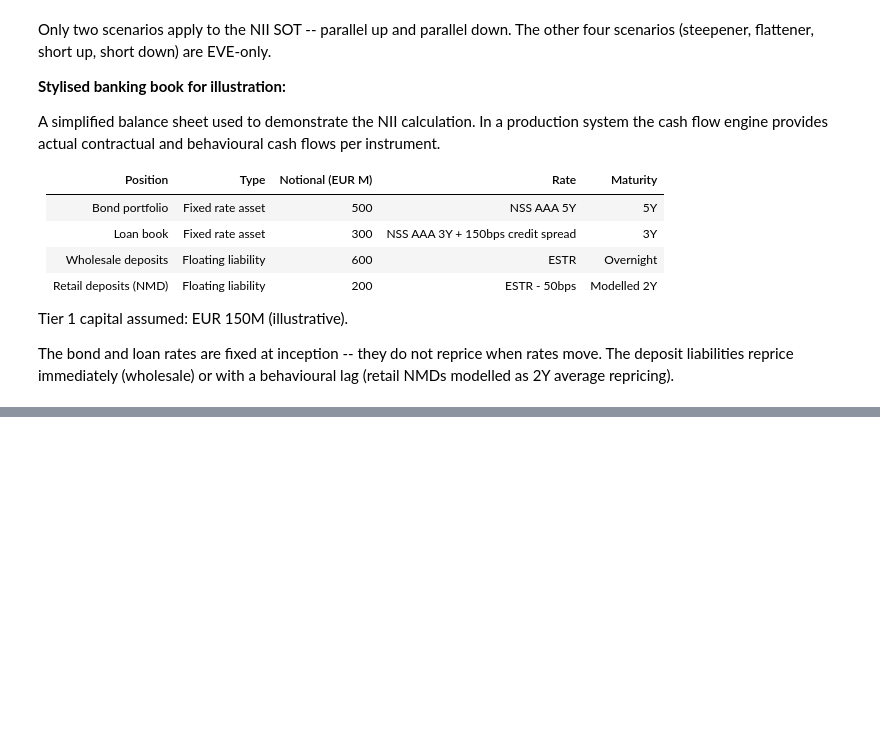
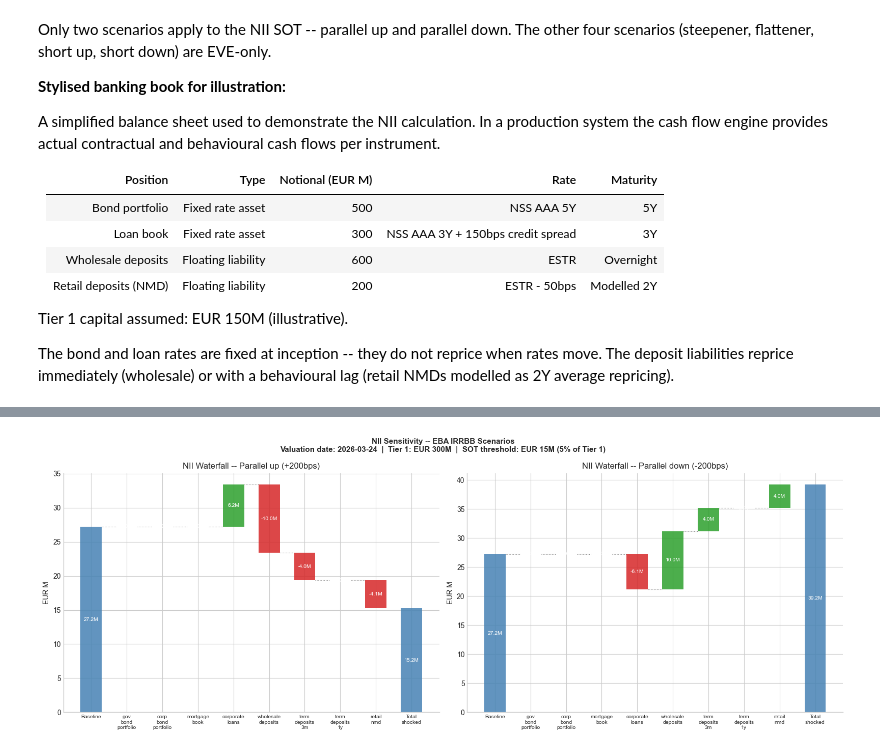
Before and after one commit to mrspatbile/quant-risk-engine, a Jupyter notebook: notebooks/01_yield_curves/03_irrbb_eve.ipynb, the cells around one changed output, grey strips where cells are left out. Cells and saved outputs as stored; diff of their text form; code cells hidden in the pictures; blank space fills up the shorter version.

Commit message:
complete IRRBB notebook: EVE SOT, NII SOT, repricing gap, SOT summary dashboard

```diff
--- a/notebooks/01_yield_curves/03_irrbb_eve.ipynb
+++ b/notebooks/01_yield_curves/03_irrbb_eve.ipynb
@@ -767,0 +1041,87 @@ print(f"{'SOT breach (>5%)':30} {'--':>12} {'YES' if sot_up > 5 else 'NO':>13} {
+# %%
+fig, axes = plt.subplots(1, 2, figsize=(16, 6))
+
+def waterfall(ax, breakdown_base, breakdown_shocked, title, shock_label):
+    """
+    Waterfall chart showing NII baseline and delta contribution per position.
+    """
+    positions  = list(breakdown_base.keys())
+    labels     = ["Baseline"] + [p.replace("_", "\n") for p in positions] + ["Total\nshocked"]
+
+    # compute deltas
+    deltas = {p: breakdown_shocked[p] - breakdown_base[p] for p in positions}
+    total_base    = sum(breakdown_base.values())
+    total_shocked = sum(breakdown_shocked.values())
+
+    # running total for waterfall
+    values  = [total_base] + [deltas[p] for p in positions] + [total_shocked]
+    bottoms = []
+    running = total_base
+
+    # baseline bar starts at 0
+    bottoms.append(0)
+
+    # delta bars start at running total
+    for p in positions:
+        d = deltas[p]
+        if d >= 0:
+            bottoms.append(running)
+        else:
+            bottoms.append(running + d)
+        running += d
+
+    # final bar starts at 0
+    bottoms.append(0)
+
+    # colors
+    colors = []
+    colors.append("steelblue")  # baseline
+    for p in positions:
+        colors.append("#2ca02c" if deltas[p] >= 0 else "#d62728")
+    colors.append("steelblue" if total_shocked >= 0 else "#d62728")  # total
+
+    bars = ax.bar(range(len(labels)), [abs(v) for v in values],
+                  bottom=bottoms, color=colors, alpha=0.85, width=0.6)
+
+    # value labels
+    for i, (val, bot) in enumerate(zip(values, bottoms)):
+        y = bot + abs(val)/2
+        ax.text(i, y, f"{val:.1f}M",
+                ha="center", va="center", fontsize=7.5,
+                color="white", fontweight="500")
+
+    # connector lines between bars
+    running = total_base
+    for i, p in enumerate(positions):
+        d = deltas[p]
+        x_left  = i + 0.3
+        x_right = i + 0.7
+        y_level = running if d >= 0 else running + d
+        ax.plot([x_left, x_right], [running, running],
+                color="grey", linewidth=0.8, linestyle=":")
+        running += d
+
+    ax.axhline(0, color="black", linewidth=0.5, linestyle=":")
+    ax.set_xticks(range(len(labels)))
+    ax.set_xticklabels(labels, fontsize=7.5)
+    ax.set_ylabel("EUR M")
+    ax.set_title(f"NII Waterfall -- {shock_label}", fontweight="500")
+    ax.spines["top"].set_visible(False)
+    ax.spines["right"].set_visible(False)
+
+waterfall(axes[0], breakdown_base, breakdown_up,
+          "Parallel Up", f"Parallel up (+{EBA_SHOCKS['EUR']['parallel']}bps)")
+waterfall(axes[1], breakdown_base, breakdown_down,
+          "Parallel Down", f"Parallel down (-{EBA_SHOCKS['EUR']['parallel']}bps)")
+
+fig.suptitle(
+    f"NII Sensitivity -- EBA IRRBB Scenarios\n"
+    f"Valuation date: {valuation_date}  |  Tier 1: EUR {tier1_capital}M  |  "
+    f"SOT threshold: EUR {tier1_capital * 0.05:.0f}M (5% of Tier 1)",
+    fontsize=11, fontweight="bold"
+)
+
+plt.tight_layout()
+plt.show()
+# %% [output]
+[figure, added]
```
Also changed, not shown: parts of 12 cells of this notebook.
